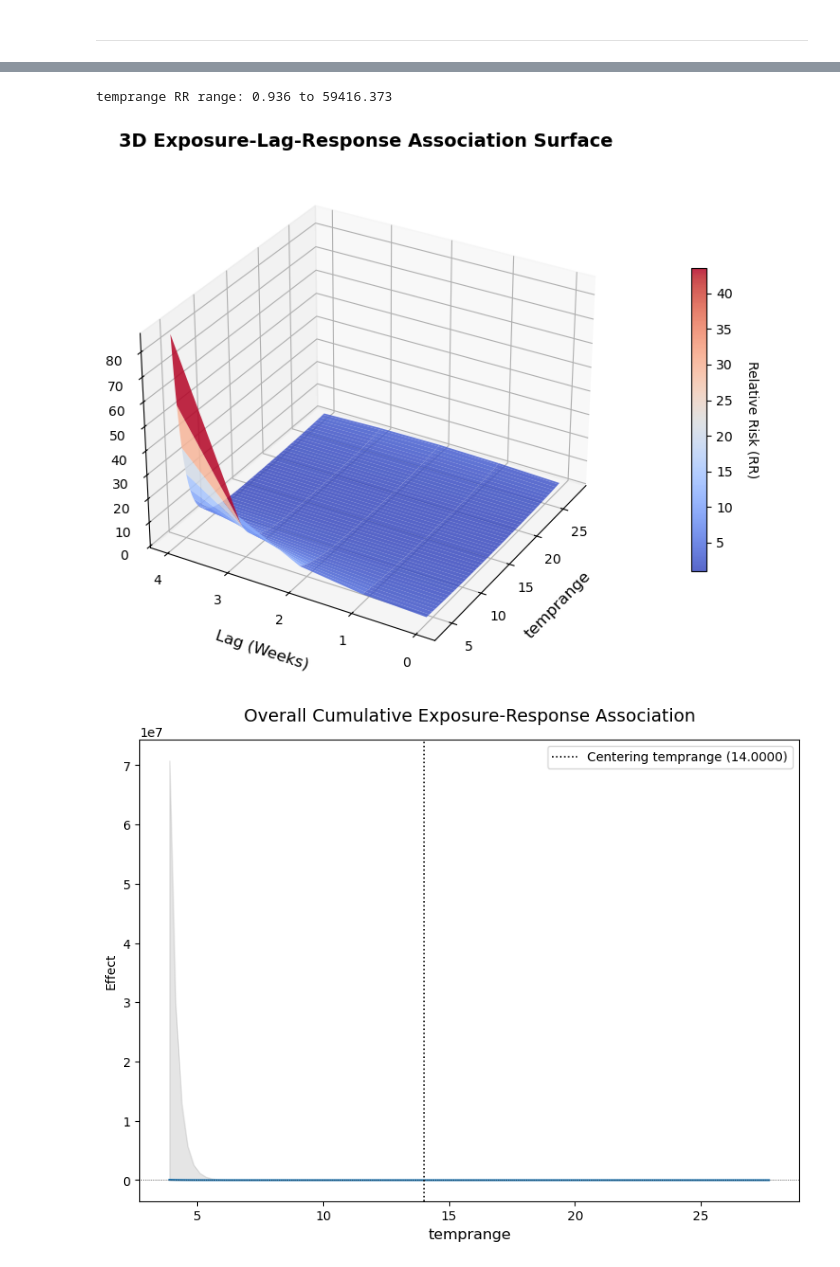
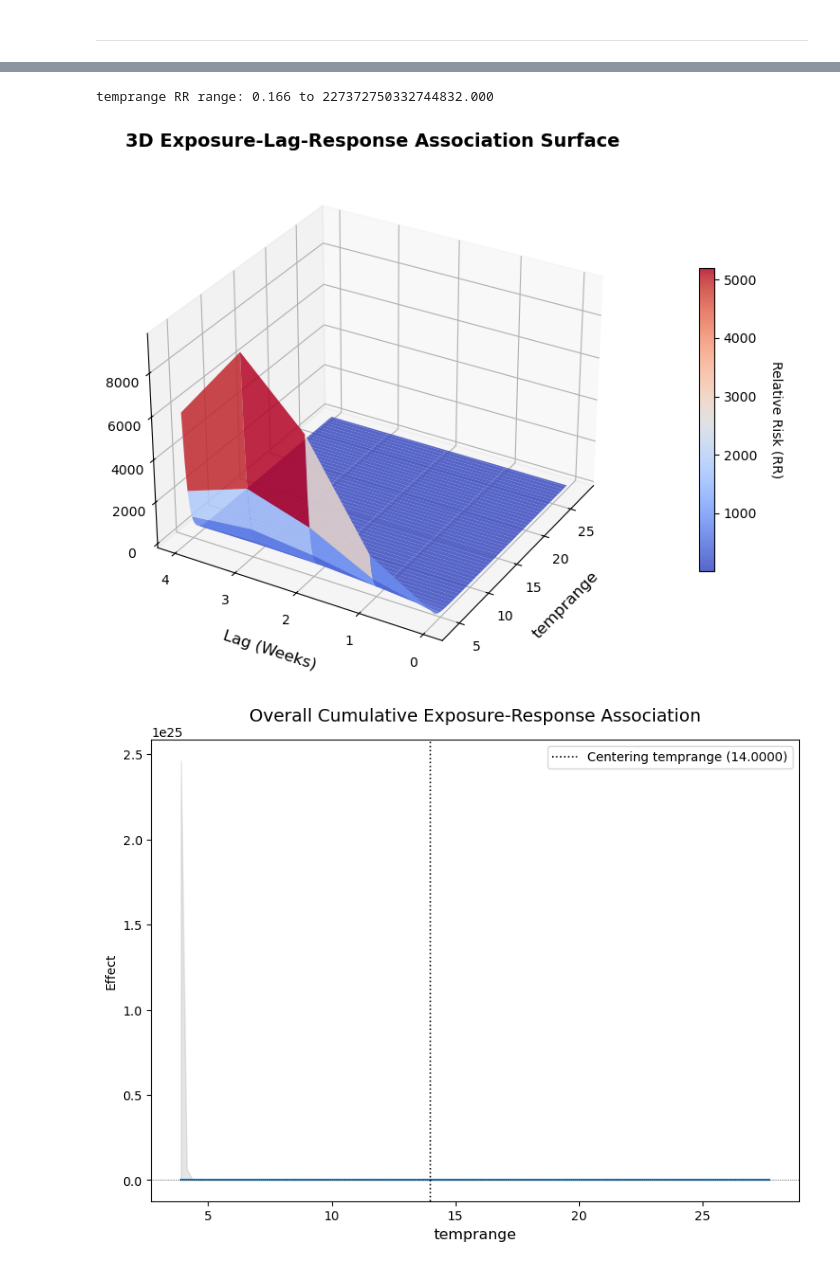
Before and after one commit to yansk1101/4096_dsproject, a Jupyter notebook: DLNM_new.ipynb, the cells around one changed output, grey strips where cells are left out. Cells and saved outputs as stored; diff of their text form; code cells hidden in the pictures.

```diff
--- a/DLNM_new.ipynb
+++ b/DLNM_new.ipynb
@@ -365,3 +417,17 @@ spline_col = ["ContainmentHealthIndex_Average", "Week", "time"]
+# %%
+df["Reference time-point"] = np.where(df["Week"] >= 23, "Year-end", "Mid-year")
+
+df = pd.merge(df, df_pop, on=["Year", "Reference time-point"], how="left")
+
+df.loc[df[df["Population"].isna()].index, "Population"] = df_pop.loc[df_pop[df_pop["Year"]==2026].index, "Population"].values[0]
+df["Population"] = pd.to_numeric(df["Population"])
+df["Log_population"] = np.log(df["Population"])
+
+df.drop(columns="Reference time-point", inplace=True)
+# %%
+no_school_index = df[((df["Week"] >= 31) & (df["Week"] <= 35))].index
+df.loc[no_school_index, "school_flag"] = 0
+df.fillna({"school_flag": 1}, inplace=True)
 # %%
 # Overview
 display(df.head())
@@ -401,17 +467,25 @@ None
 | 75% | 2020.000000 | 40.000000 | 17.000000 | 28.000000 | 85.000000 | 17.680000 | 1017.650000 | 24.800000 | 11.200000 | 4.000000 | 47.000000 | ... |
 | max | 2026.000000 | 53.000000 | 27.700000 | 31.700000 | 94.000000 | 26.460000 | 1027.700000 | 26.800000 | 17.800000 | 7.000000 | 1999.000000 | ... |
 # %%
-linear_predictors_list = ["pandemic_flag"]
+linear_predictors_list = ["pandemic_flag", "Log_population", "school_flag"]
 bs_name_lst = ["time", "ContainmentHealthIndex_Average"]
 ccs_name_lst = ["Week"]
 
-cb_grid = list(itertools.product([2, 3], [3, 4, 5, 6], [2, 3], [3, 4, 5]))
-smoother_grid = list(itertools.product([5, 6, 7], [4, 5, 6], [3, 4]))
+cb_grid = list(itertools.product([2, 3], [3, 4, 5, 6], [2, 3], [3, 4, 5, 6]))
+smoother_grid = list(itertools.product([5, 6, 7, 8], [4, 5, 6, 7, 8], [3, 4, 5, 6, 7, 8]))
 disp_grid = [1.0, 2.0, 5.0, 10.0, 20.0]
+# %%
+# Testing
+tar_var = "H1"
+
+exp = mete_col[0]
+exp_col_list = [exp]
+display(Markdown(f"**{'='*30} {exp} {'='*30}**"))
+result, pred, model_data, cb_list = DLNM(df, max_lag=4, tar_var=tar_var, exp_col_list=exp_col_list, linear_predictors_list=linear_predictors_list, bs_name_lst=bs_name_lst, ccs_name_lst=ccs_name_lst, cb_grid=cb_grid, smoother_grid=smoother_grid, disp_grid=disp_grid, criterion="bic")
 # %%
 tar_var = "H1"
 
-for exp in mete_col:
+for exp in mete_col[1:]:
     exp_col_list = [exp]
     display(Markdown(f"**{'='*30} {exp} {'='*30}**"))
     result, pred, model_data, cb_list = DLNM(df, max_lag=4, tar_var=tar_var, exp_col_list=exp_col_list, linear_predictors_list=linear_predictors_list, bs_name_lst=bs_name_lst, ccs_name_lst=ccs_name_lst, cb_grid=cb_grid, smoother_grid=smoother_grid, disp_grid=disp_grid, criterion="bic")
@@ -439,3 +513,3 @@ Total EDF: 21.52121946009575
-temprange RR range: 0.936 to 59416.373
+temprange RR range: 0.166 to 227372750332744832.000
-[figure, old version]
+[figure, new version]
-[figure, old version]
+[figure, new version]
```
Also changed, not shown: parts of 8 cells of this notebook, 1 other file.
